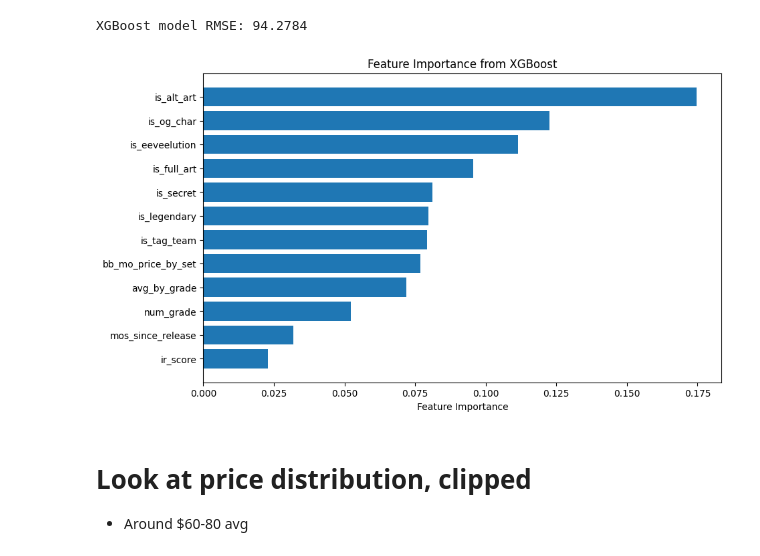
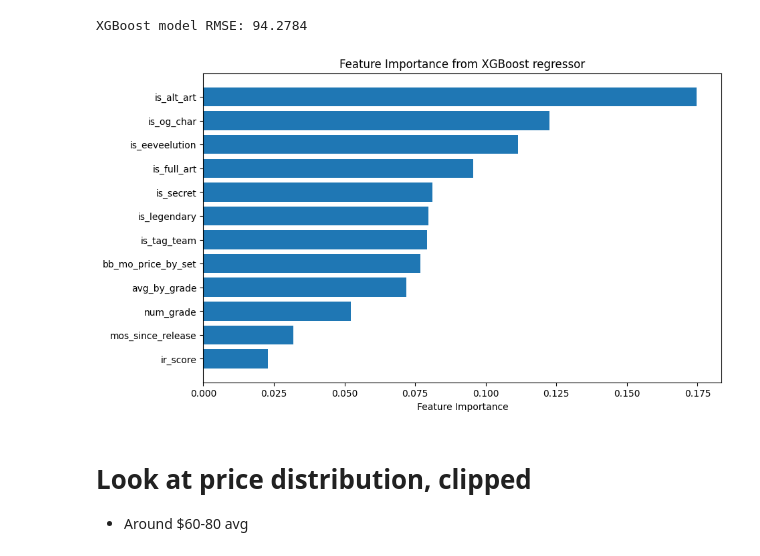
Before and after one commit to kennneth1/PokeAI, a Jupyter notebook: training/experiment.ipynb, the cells around one changed output. Drawn from its saved outputs; the diff is of its cells as text; code cells hidden in the pictures.

```diff
--- a/training/experiment.ipynb
+++ b/training/experiment.ipynb
@@ -269,19 +269,19 @@ XGBoost model RMSE: 94.2784
 # %%
 def plot_feature_importance(model, X):
     feature_importances = model.feature_importances_
 
     sorted_idx = feature_importances.argsort()
 
     plt.figure(figsize=(10, 6))
     plt.barh(range(len(sorted_idx)), feature_importances[sorted_idx], align="center")
     plt.yticks(range(len(sorted_idx)), [X.columns[i] for i in sorted_idx])
     plt.xlabel("Feature Importance")
-    plt.title("Feature Importance from XGBoost")
+    plt.title("Feature Importance from XGBoost regressor")
     plt.show()
 
 plot_feature_importance(xgb_model, df[features])
 # %% [output]
-[figure, old version]
+[figure, new version]
 # %% [markdown]
 # Look at price distribution, clipped
 - Around $60-80 avg
```
